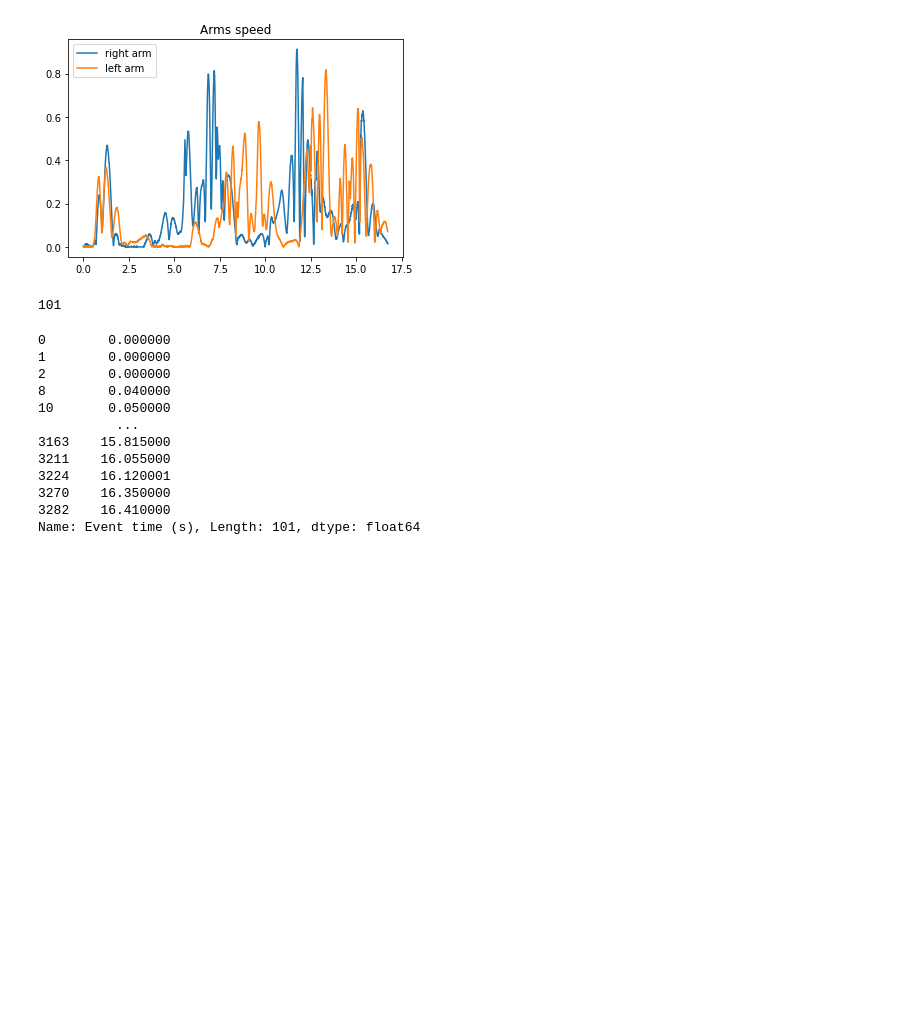
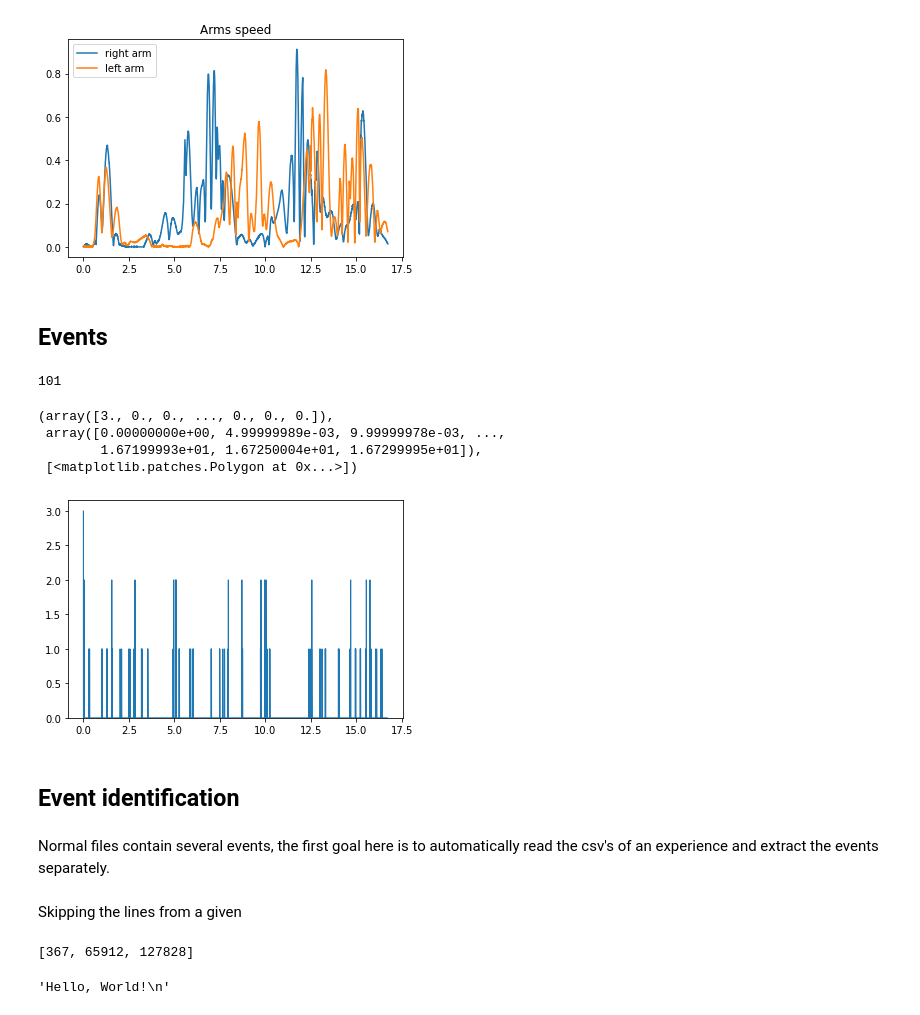
Before and after one commit to toelt-llc/KiPy, a Jupyter notebook: code/preprocessing.ipynb, the cells around one changed output. Saved outputs shown, nothing was run; the diff lists cells and outputs as text; code cells hidden in the pictures; blank space fills up the shorter version.

Commit message:
attempts at csv events partition

```diff
--- a/code/preprocessing.ipynb
+++ b/code/preprocessing.ipynb
@@ -98,4 +106,6 @@ plt.legend()
 plt.savefig('arms_speed.svg')
 # %% [output]
 [figure]
+# %% [markdown]
+## Events
 # %%
@@ -105,19 +118,16 @@ len(results[results['Event name'].notna()])
 # %% [output]
 101
 # %%
-# 101 rows register an event
 res_events = results[results['Event name'].notna()]
-res_events['Event time (s)']
+event_times = res_events['Event time (s)']
+plt.hist(event_times, results['Frame time (s)'], histtype='step')
 # %% [output]
-0        0.000000
-1        0.000000
-2        0.000000
-8        0.040000
-10       0.050000
-          ...
-3163    15.815000
-3211    16.055000
-3224    16.120001
-3270    16.350000
-3282    16.410000
-Name: Event time (s), Length: 101, dtype: float64
+(array([3., 0., 0., ..., 0., 0., 0.]),
+ array([0.00000000e+00, 4.99999989e-03, 9.99999978e-03, ...,
+        1.67199993e+01, 1.67250004e+01, 1.67299995e+01]),
+ [<matplotlib.patches.Polygon at 0x...>])
+[figure, added]
+# %% [markdown]
+## Event identification
+# %% [markdown]
+Normal files contain several events, the first goal here is to automatically read the csv's of an experience and extract the events separately.
@@ -123,0 +142,21 @@ Name: Event time (s), Length: 101, dtype: float64
+# %% [markdown]
+Skipping the lines from a given
+# %%
+import subprocess
+import re
+process = subprocess.Popen(["bash", "count_event.sh"], stdout=subprocess.PIPE, stderr=subprocess.PIPE, text=True)
+result = process.communicate()
+lines = re.split(r"[\n]",result[0])
+lines = lines[:-1]
+for i, row in enumerate(lines):
+    lines[i] = int(row)
+lines
+# %% [output]
+[367, 65912, 127828]
+# %%
+import subprocess
+process = subprocess.Popen(["echo", "Hello, World!"], stdout=subprocess.PIPE, stderr=subprocess.PIPE, text=True)
+result = process.communicate()
+result[0]
+# %% [output]
+'Hello, World!\n'
```
Also changed, not shown: parts of 21 cells of this notebook, 2 other files.
